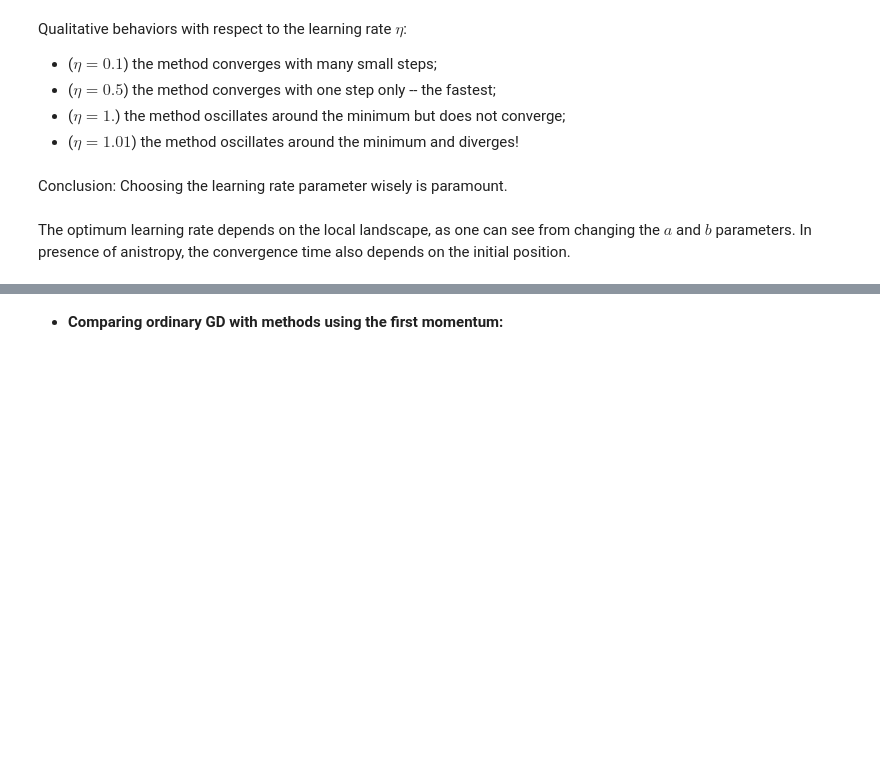
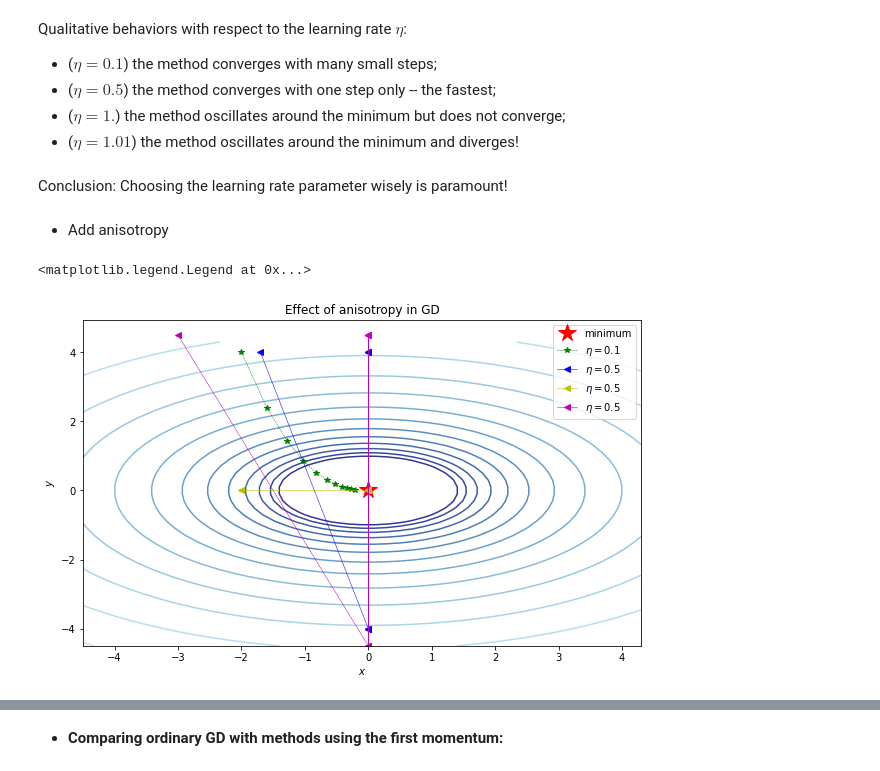
Before and after one commit to c-letouze/ML-TP4, a Jupyter notebook: TP4_OtherGradientDescents.ipynb, the cells around one changed output, grey strips where cells are left out. Saved outputs shown, nothing was run; the diff lists cells and outputs as text; code cells hidden in the pictures; blank space fills up the shorter version.

```diff
--- a/TP4_OtherGradientDescents.ipynb
+++ b/TP4_OtherGradientDescents.ipynb
@@ -255,6 +271,53 @@ Qualitative behaviors with respect to the learning rate $\eta$:
  - ($\eta = 1.$) the method oscillates around the minimum but does not converge;
  - ($\eta = 1.01$) the method oscillates around the minimum and diverges!
 # %% [markdown]
-Conclusion: Choosing the learning rate parameter wisely is paramount.
+Conclusion: Choosing the learning rate parameter wisely is paramount!
-# %% [markdown]
-The optimum learning rate depends on the local landscape, as one can see from changing the $a$ and $b$ parameters. In presence of anistropy, the convergence time also depends on the initial position.
+# %% [markdown]
+ - Add anisotropy
+# %%
+# Plot with an anisotropic surface
+plt.close()
+
+x, y = np.meshgrid(np.arange(-4.5, 4.5, 0.2),
+                   np.arange(-4.5, 4.5, 0.2))
+a, b = 1.0, 2.0
+grad_quadra = lambda param : grad_minima_surface(param, a, b)
+
+z = np.abs(minima_surface(x, y, a, b))
+fig, ax = plt.subplots(figsize=(10, 6))
+ax.contour(x, y, z, levels=np.logspace(0.0, 5, 35),
+           norm=LogNorm(), cmap="RdYlBu_r")
+ax.plot(0,0, 'r*', markersize=18, label='minimum')
+
+init1 = [-2, 4]
+init2 = [-1.7, 4]
+init3 = [-2, 0]
+init4 = [-3, 4.5]
+eta1 = 0.1
+eta2 = 0.5
+eta3 = 1
+eta4 = 1.01
+
+gd_plot = lambda init_, eta_: gd(grad_quadra, init_, n_epochs=10, eta=eta_)
+
+gd_1=gd_plot(init1, eta1)
+gd_2=gd_plot(init2, eta2)
+gd_3=gd_plot(init3, eta2)
+gd_4=gd_plot(init4, eta2)
+
+overlay_trajectory_contour(ax, gd_1, '$\eta=$%s'% eta1,
+                           'g--*', lw=0.5)
+overlay_trajectory_contour(ax, gd_2, '$\eta=$%s'% eta2,
+                           'b-<', lw=0.5)
+overlay_trajectory_contour(ax, gd_3, '$\eta=$%s'% eta2,
+                           'y-<', lw=0.5)
+overlay_trajectory_contour(ax, gd_4, '$\eta=$%s'% eta2,
+                           'm-<', lw=0.5)
+
+plt.title("Effect of anisotropy in GD")
+plt.xlabel("$x$")
+plt.ylabel("$y$")
+plt.legend()
+# %% [output]
+<matplotlib.legend.Legend at 0x...>
+[figure, added]
```
Also changed, not shown: parts of 65 cells of this notebook.
